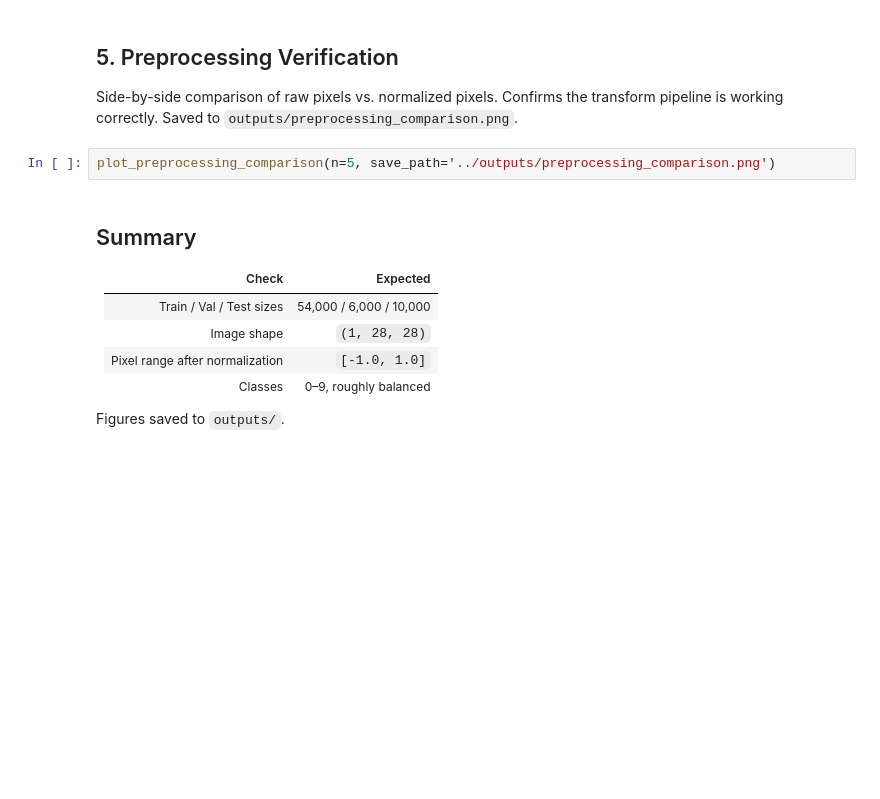
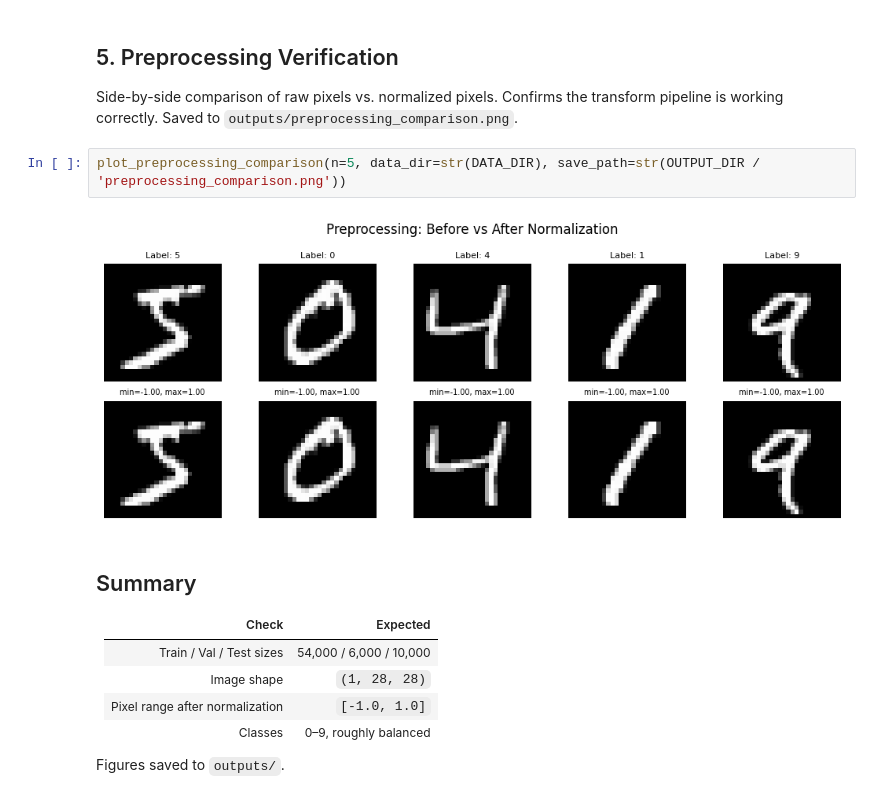
Before and after one commit to k-brandon98/handwritten-char-recognition, a Jupyter notebook: notebooks/explore.ipynb, the cells around one changed output. Drawn from its saved outputs; the diff is of its cells as text; blank space fills up the shorter version.

```diff
--- a/notebooks/explore.ipynb
+++ b/notebooks/explore.ipynb
@@ -58,7 +84,9 @@ plot_label_distribution(
 ## 5. Preprocessing Verification
 Side-by-side comparison of raw pixels vs. normalized pixels. Confirms the transform pipeline is working correctly. Saved to `outputs/preprocessing_comparison.png`.
 # %%
-plot_preprocessing_comparison(n=5, save_path='../outputs/preprocessing_comparison.png')
+plot_preprocessing_comparison(n=5, data_dir=str(DATA_DIR), save_path=str(OUTPUT_DIR / 'preprocessing_comparison.png'))
+# %% [output]
+[figure, added]
 # %% [markdown]
 ## Summary
 
```
Also changed, not shown: parts of 6 cells of this notebook, 3 other files.
